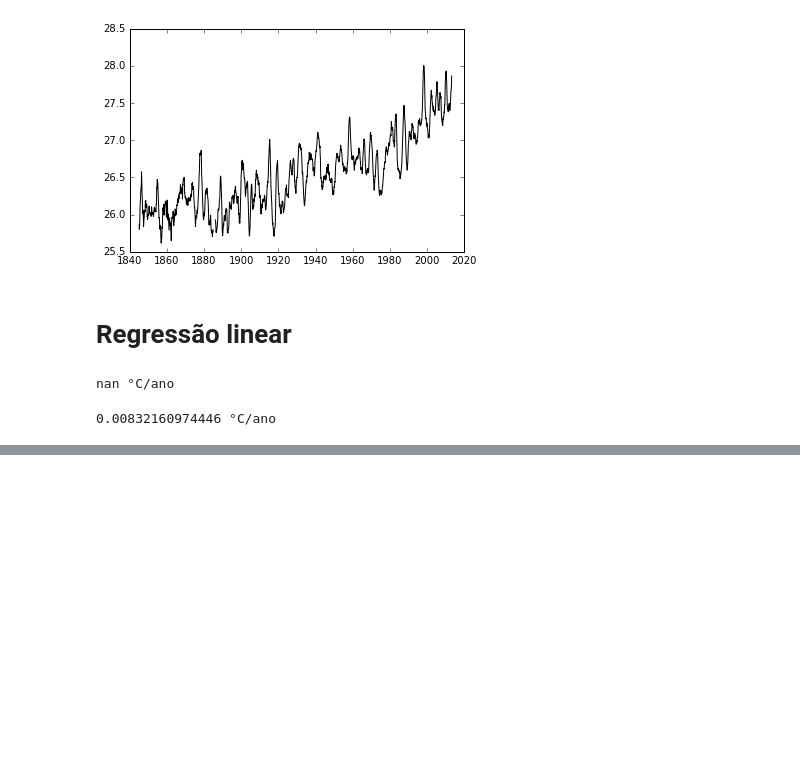
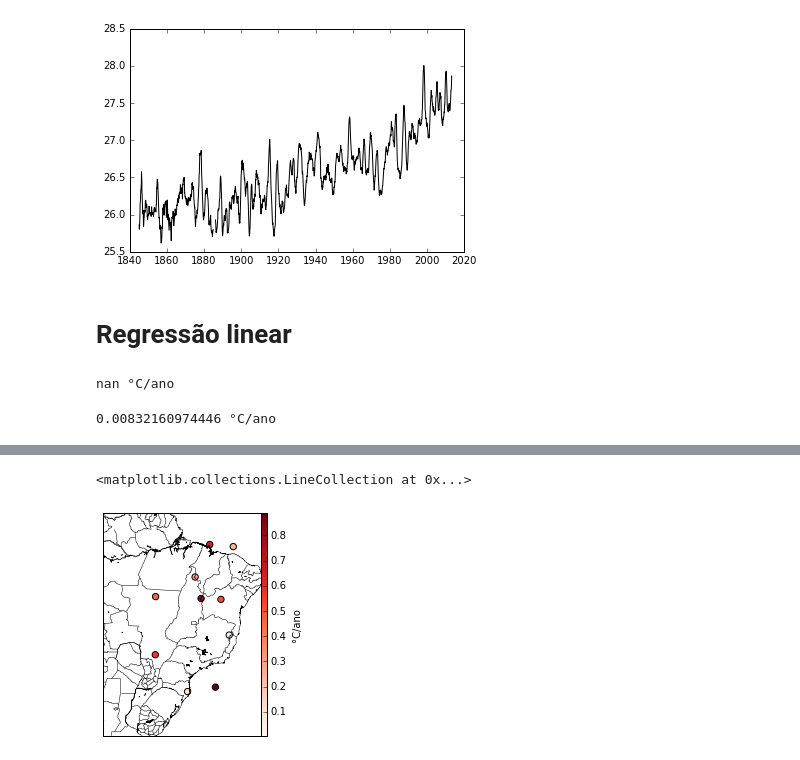
Before and after one commit to mat-esp-2016/capstone-carlosjessicathais8, a Jupyter notebook: capstone.ipynb, the cells around one changed output, grey strips where cells are left out. Cells and saved outputs as stored; diff of their text form; code cells hidden in the pictures; blank space fills up the shorter version.

```diff
--- a/capstone.ipynb
+++ b/capstone.ipynb
@@ -111,3 +135,20 @@ print(a, '°C/ano')
+# %%
+bm = Basemap(projection='merc',
+             llcrnrlat=-35, llcrnrlon=-65,
+             urcrnrlat=5, urcrnrlon=-35,
+             resolution='i')
+# %%
+plt.figure()
+bm.scatter(lon, lat, s=40, c=variacao,cmap="Reds",
+          latlon=True)
+cb = plt.colorbar(pad=0, aspect=40)
+cb.set_label('°C/ano')
+bm.drawcoastlines(linewidth=0.5)
+bm.drawcountries()
+bm.drawstates(linewidth=0.5)
+# %% [output]
+<matplotlib.collections.LineCollection at 0x...>
+[figure, added]
 # %% [markdown]
 **Course website**: https://github.com/mat-esp/about
 
```
Also changed, not shown: parts of 5 cells of this notebook.
